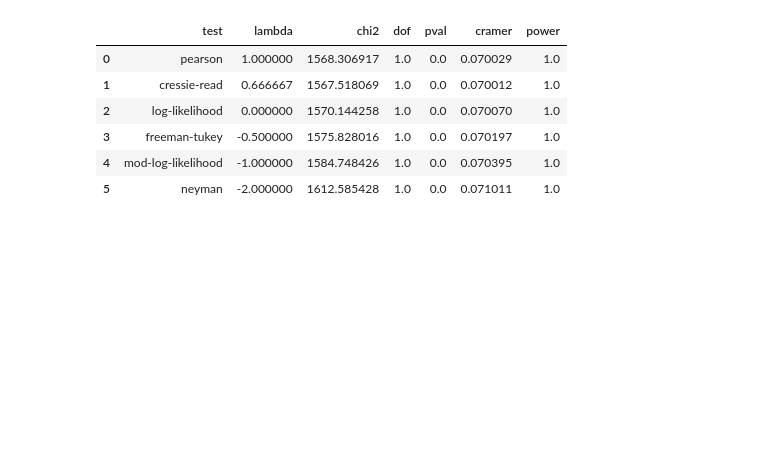
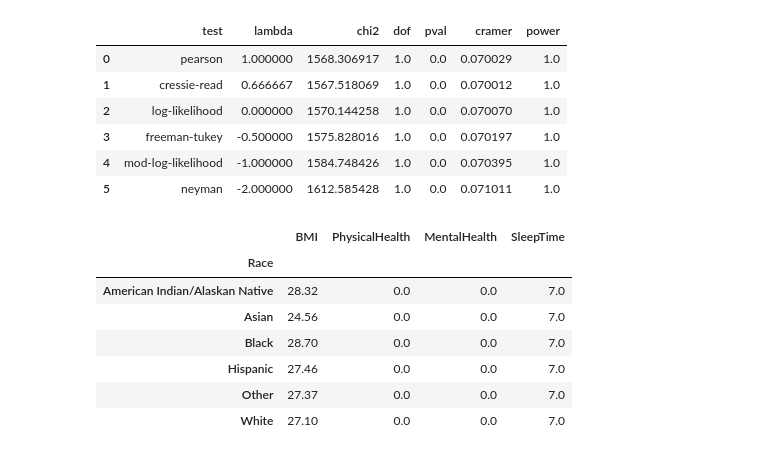
Before and after one commit to derevirn/hypothesis-test, a Jupyter notebook: hypothesis_exp.ipynb, the cells around one changed output. Saved outputs shown, nothing was run; the diff lists cells and outputs as text; code cells hidden in the pictures; blank space fills up the shorter version.

```diff
--- a/hypothesis_exp.ipynb
+++ b/hypothesis_exp.ipynb
@@ -68,6 +77,17 @@ stats
 | 3 | freeman-tukey | -0.500000 | 1575.828016 | 1.0 | 0.0 | 0.070197 | 1.0 |
 | 4 | mod-log-likelihood | -1.000000 | 1584.748426 | 1.0 | 0.0 | 0.070395 | 1.0 |
 | 5 | neyman | -2.000000 | 1612.585428 | 1.0 | 0.0 | 0.071011 | 1.0 |
+# %%
+df.groupby('Race').median()
+# %% [output]
+|  | BMI | PhysicalHealth | MentalHealth | SleepTime |
+| Race |  |  |  |  |
+| American Indian/Alaskan Native | 28.32 | 0.0 | 0.0 | 7.0 |
+| Asian | 24.56 | 0.0 | 0.0 | 7.0 |
+| Black | 28.70 | 0.0 | 0.0 | 7.0 |
+| Hispanic | 27.46 | 0.0 | 0.0 | 7.0 |
+| Other | 27.37 | 0.0 | 0.0 | 7.0 |
+| White | 27.10 | 0.0 | 0.0 | 7.0 |
 # %%
 dv = 'BMI'
 group = 'Race'
```
Also changed, not shown: parts of 8 cells of this notebook.
